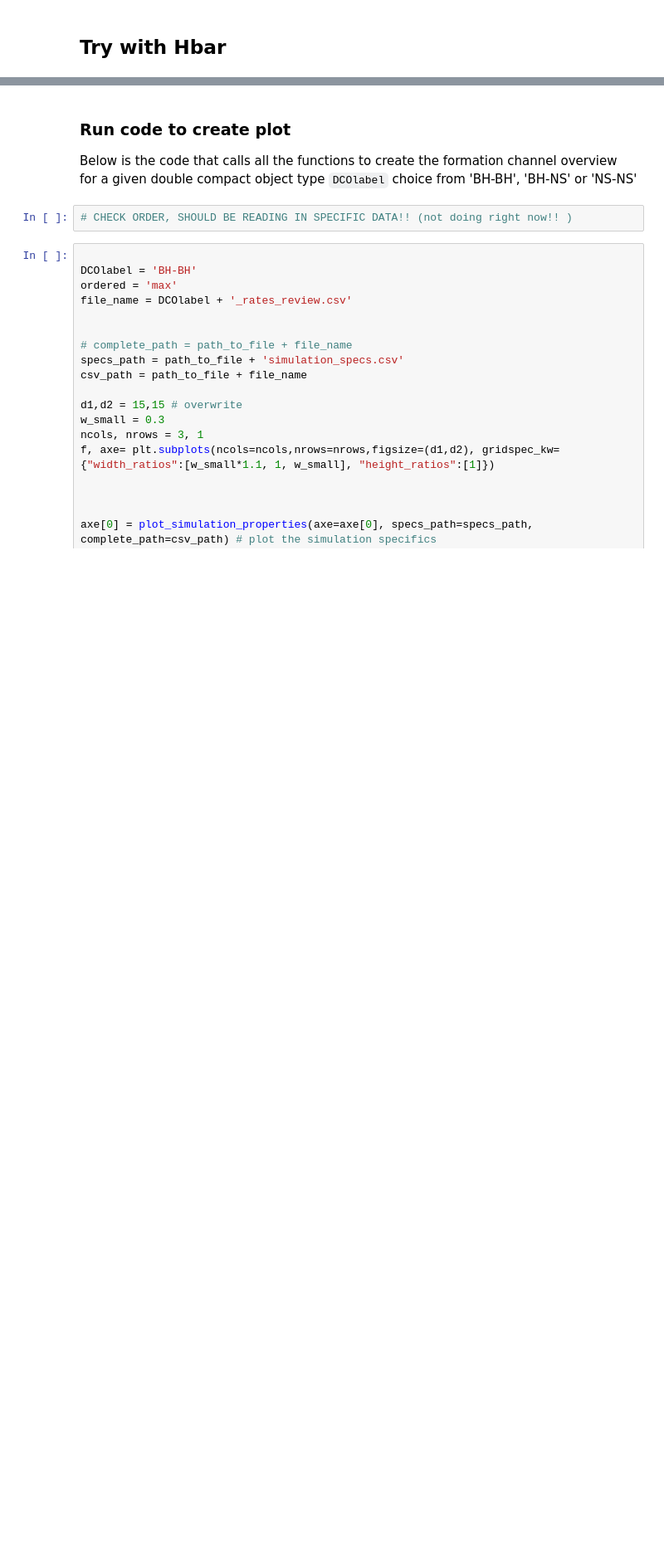
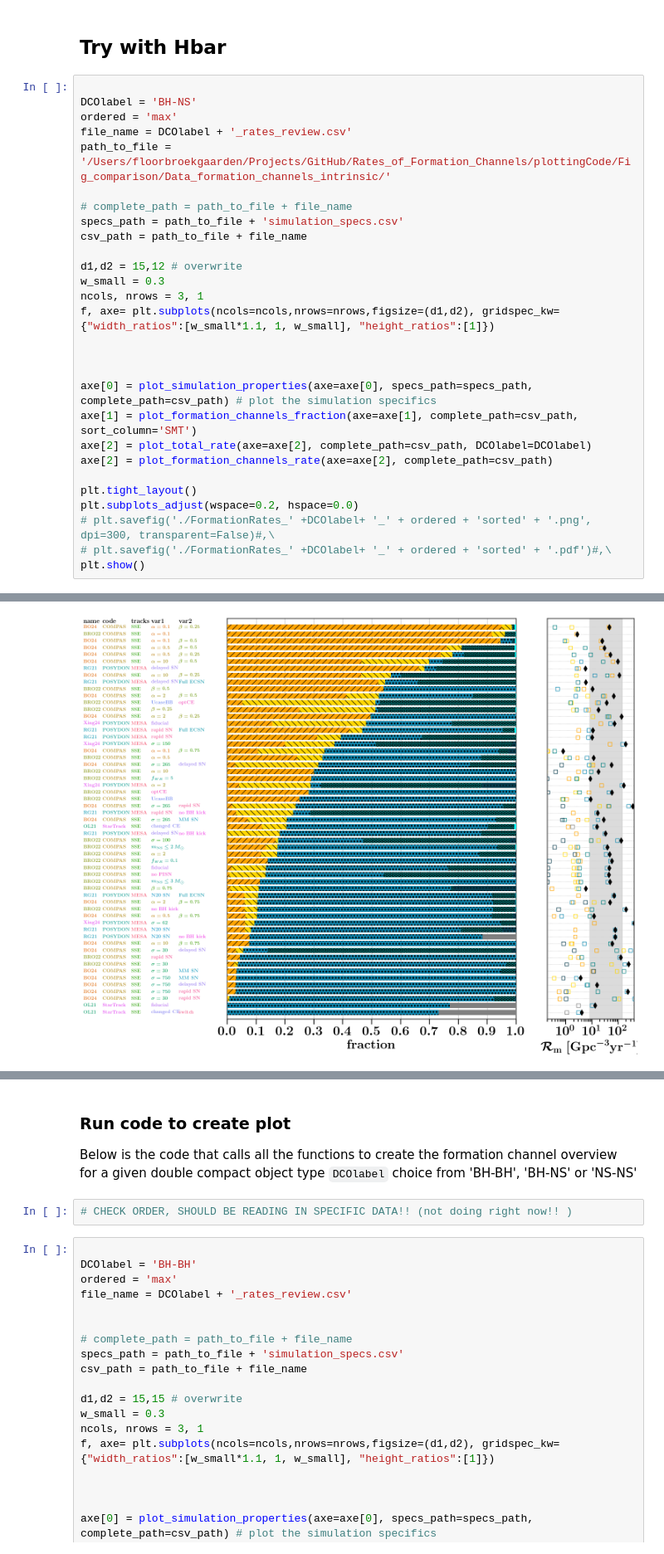
Before and after one commit to FloorBroekgaarden/Rates_of_Formation_Channels, a Jupyter notebook: plottingCode/Fig_comparison/rates_figure_formation_channels.ipynb, the cells around one changed output, grey strips where cells are left out. Shown at 83% size. Drawn from its saved outputs; the diff is of its cells as text; blank space fills up the shorter version.

Commit message:
update plots that create rates

```diff
--- a/plottingCode/Fig_comparison/rates_figure_formation_channels.ipynb
+++ b/plottingCode/Fig_comparison/rates_figure_formation_channels.ipynb
@@ -366,2 +354,31 @@ def plot_formation_channels_fraction(axe, complete_path='complete/path/to/data.c
 # %% [markdown]
 ## Try with Hbar
+# %%
+
+DCOlabel = 'BH-NS'
+ordered = 'max'
+file_name = DCOlabel + '_rates_review.csv'
+path_to_file = '/Users/floorbroekgaarden/Projects/GitHub/Rates_of_Formation_Channels/plottingCode/Fig_comparison/Data_formation_channels_intrinsic/'
+
+# complete_path = path_to_file + file_name
+specs_path = path_to_file + 'simulation_specs.csv'
+csv_path = path_to_file + file_name
+
+d1,d2 = 15,12 # overwrite
+w_small = 0.3
+ncols, nrows = 3, 1
+f, axe= plt.subplots(ncols=ncols,nrows=nrows,figsize=(d1,d2), gridspec_kw={"width_ratios":[w_small*1.1, 1, w_small], "height_ratios":[1]})
+
+
+
+axe[0] = plot_simulation_properties(axe=axe[0], specs_path=specs_path, complete_path=csv_path) # plot the simulation specifics
+axe[1] = plot_formation_channels_fraction(axe=axe[1], complete_path=csv_path, sort_column='SMT')
+axe[2] = plot_total_rate(axe=axe[2], complete_path=csv_path, DCOlabel=DCOlabel)
+axe[2] = plot_formation_channels_rate(axe=axe[2], complete_path=csv_path)
+
+plt.tight_layout()
+plt.subplots_adjust(wspace=0.2, hspace=0.0)
+# plt.savefig('./FormationRates_' +DCOlabel+ '_' + ordered + 'sorted' + '.png', dpi=300, transparent=False)#,\
+# plt.savefig('./FormationRates_' +DCOlabel+ '_' + ordered + 'sorted' + '.pdf')#,\
+plt.show()
+# %% [output]
@@ -368,3 +391,4 @@ def plot_formation_channels_fraction(axe, complete_path='complete/path/to/data.c
+[figure, added]
 # %%
 
 DCOlabel = 'BH-NS'
```
Also changed, not shown: parts of 6 cells of this notebook.
